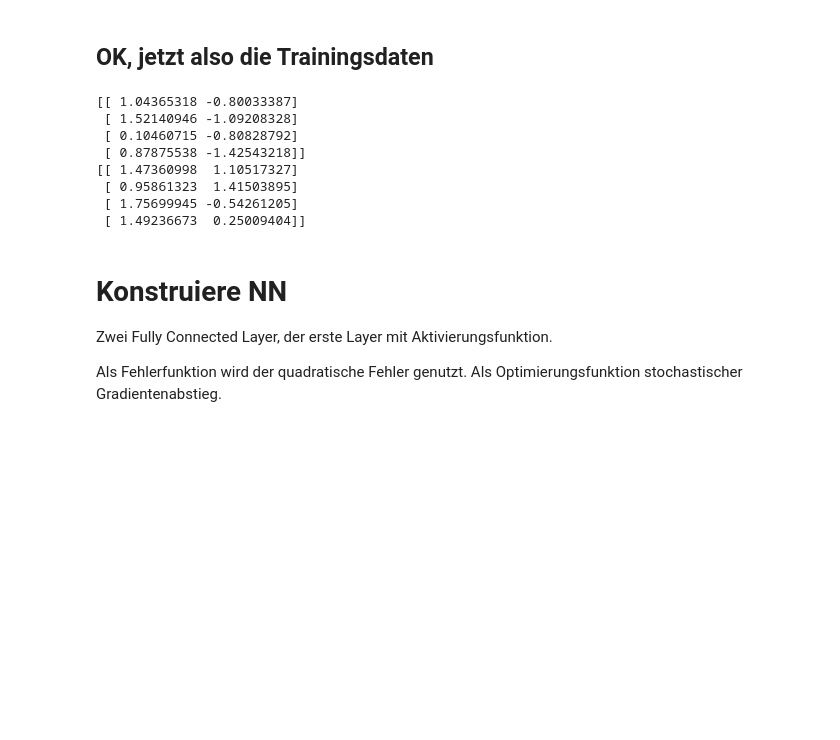
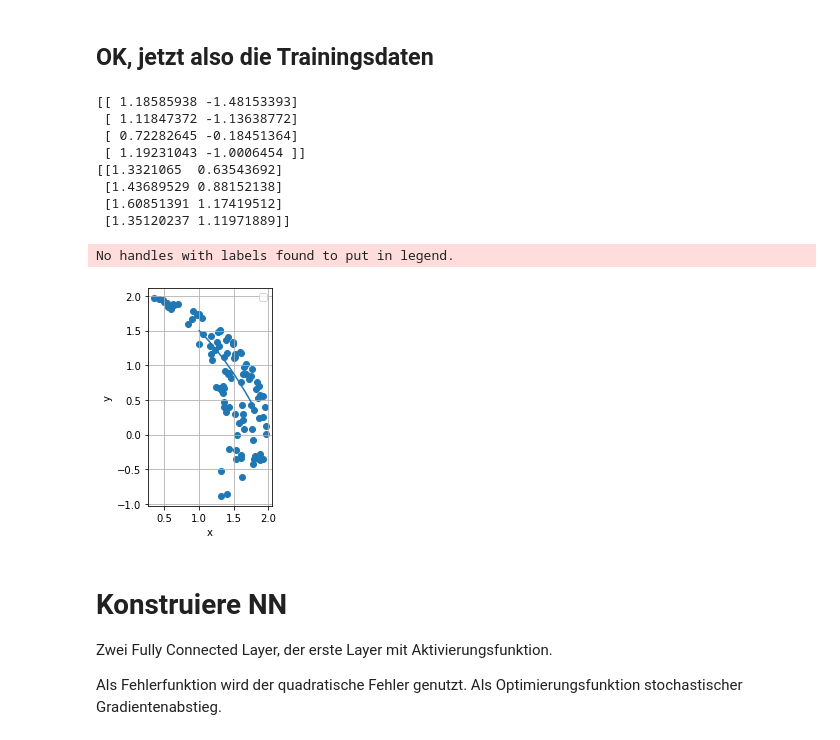
Before and after one commit to dnhshl/cc-ai, a Jupyter notebook: simpleRobot.ipynb, the cells around one changed output. Drawn from its saved outputs; the diff is of its cells as text; code cells hidden in the pictures; blank space fills up the shorter version.

```diff
--- a/simpleRobot.ipynb
+++ b/simpleRobot.ipynb
@@ -44,7 +44,7 @@ l1 = 1  # Länge des ersten Roboterarms
 l2 = 1  # Länge des zweiten Roboterarms
 
 
-traindatasize = 100000 # Wie viele Traingsdaten sollen generiert werden?
+traindatasize = 200000 # Wie viele Traingsdaten sollen generiert werden?
 
 # phi1 im Bereich von 0 .. 90 Grad
 phi1train = np.random.random_sample(traindatasize) * np.pi/2
@@ -62,25 +62,33 @@ din = np.array([l1 * np.cos(dout[:,0]) + l2 * np.cos(dout.sum(axis=1)),
 print(dout[:4])
 print(din[:4])
 # %% [output]
-[[ 1.04365318 -0.80033387]
- [ 1.52140946 -1.09208328]
- [ 0.10460715 -0.80828792]
- [ 0.87875538 -1.42543218]]
-[[ 1.47360998  1.10517327]
- [ 0.95861323  1.41503895]
- [ 1.75699945 -0.54261205]
- [ 1.49236673  0.25009404]]
+[[ 1.18585938 -1.48153393]
+ [ 1.11847372 -1.13638772]
+ [ 0.72282645 -0.18451364]
+ [ 1.19231043 -1.0006454 ]]
+[[1.3321065  0.63543692]
+ [1.43689529 0.88152138]
+ [1.60851391 1.17419512]
+ [1.35120237 1.11971889]]
-# %%
-
-def plot_range():
-  plt.plot(history.history['loss'], label='loss')
-  plt.plot(history.history['val_loss'], label='val_loss')
-  plt.xlabel('Epoch')
-  plt.ylabel('Error')
-  plt.legend()
-  plt.grid(True)
-
-plot_loss(history)
+# %%
+xt = np.linspace(1, 1.8)
+yt = -0.5*xt*xt +2
+
+
+def plot_range():
+  plt.scatter(din[:100,0], din[:100,1])
+  plt.xlabel('x')
+  plt.ylabel('y')
+  plt.legend()
+  plt.grid(True)
+  plt.gca().set_aspect("equal")
+
+  plt.plot(xt, yt)
+
+plot_range()
+# %% [output]
+No handles with labels found to put in legend.
+[figure, added]
 # %% [markdown]
 # Konstruiere NN
 
```
Also changed, not shown: parts of 6 cells of this notebook.
